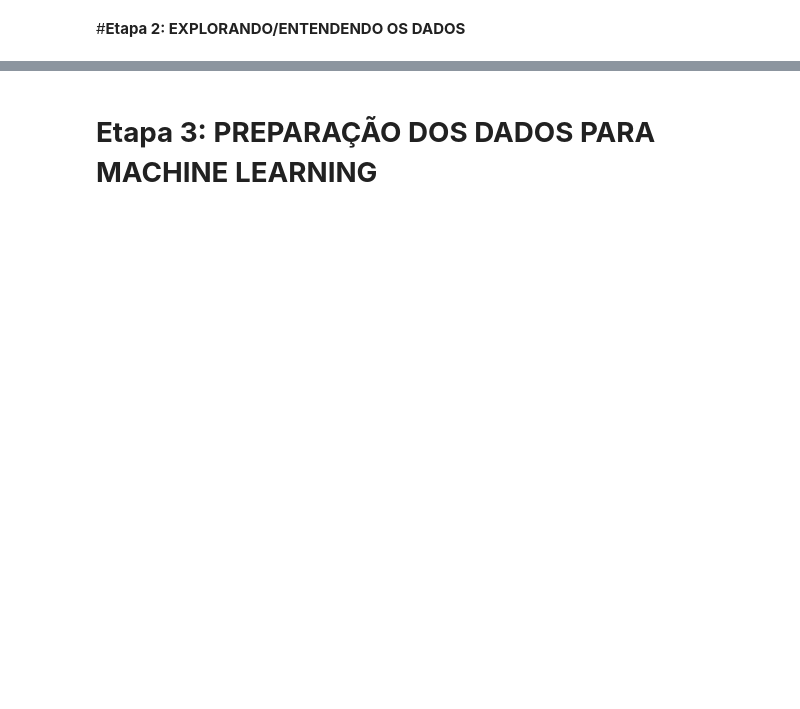
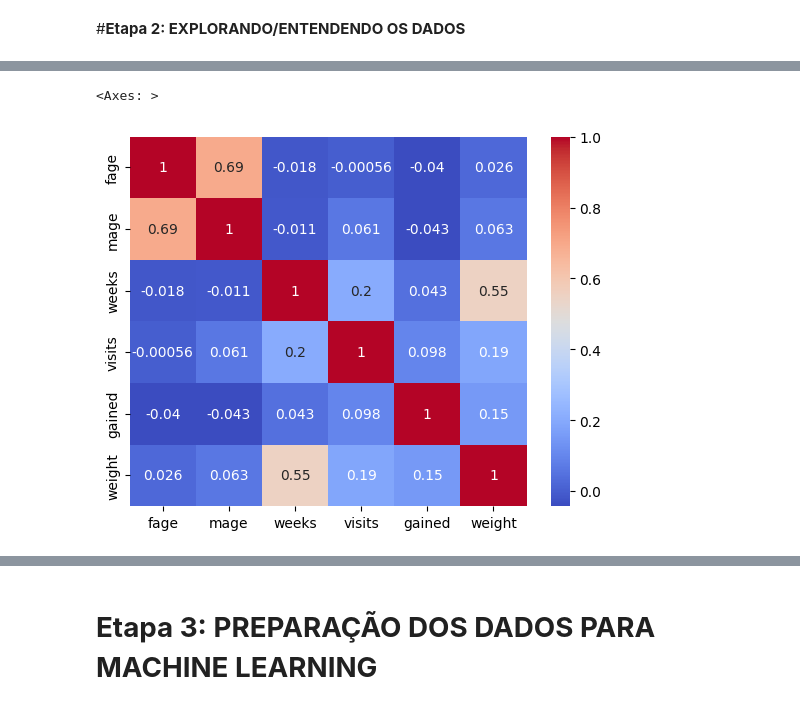
Before and after one commit to thallescotta/IntroducaoAnalisePreditivaEmSaudecomMachineLearning, a Jupyter notebook: Avaliacao_AV1_ML_Predicao_em_Saude_Grupo_1_Thalles,_Mariana,_Luciana_e_Rodrigo.ipynb, the cells around one changed output, grey strips where cells are left out. Cells and saved outputs as stored; diff of their text form; code cells hidden in the pictures; blank space fills up the shorter version.

```diff
--- a/Avaliacao_AV1_ML_Predicao_em_Saude_Grupo_1_Thalles,_Mariana,_Luciana_e_Rodrigo.ipynb
+++ b/Avaliacao_AV1_ML_Predicao_em_Saude_Grupo_1_Thalles,_Mariana,_Luciana_e_Rodrigo.ipynb
@@ -88,0 +180,7 @@ university Consortium for Political and Social Research, 2016-10-07. doi: 10.388
+# %%
+# construindo a matriz (mapa) de correlação
+correlacoes = base.corr()
+sns.heatmap(correlacoes, cmap='coolwarm', annot=True)
+# %% [output]
+<Axes: >
+[figure, added]
```
Also changed, not shown: parts of 21 cells of this notebook.
